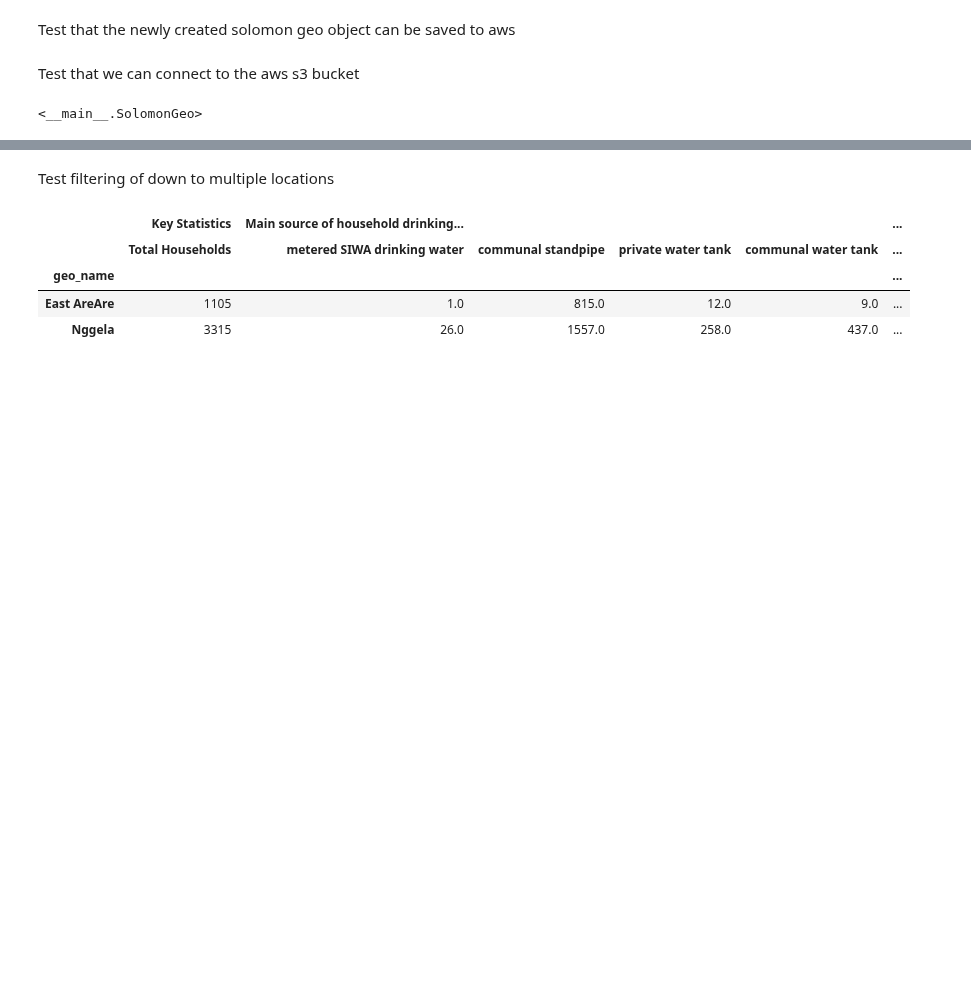
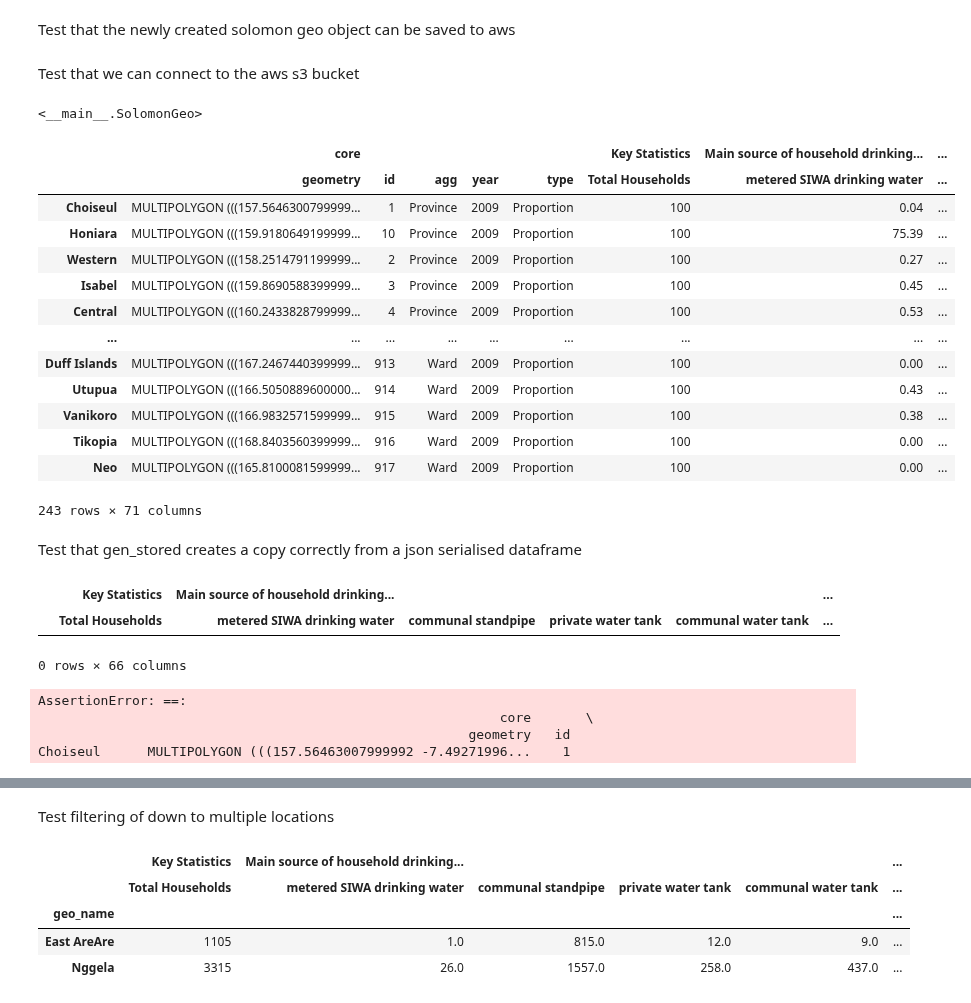
Before and after one commit to Gippers/SolomonIslandsDataMap, a Jupyter notebook: nbs/00_load_data.ipynb, the cells around one changed output, grey strips where cells are left out. Cells and saved outputs as stored; diff of their text form; code cells hidden in the pictures; blank space fills up the shorter version.

Commit message:
finshing for today, working through refactoring the index of the gpd and creating a constuctor to generate the object from a dict

```diff
--- a/nbs/00_load_data.ipynb
+++ b/nbs/00_load_data.ipynb
@@ -170,6 +172,20 @@ class SolomonGeo:
             geos.append(geo)
 
         gdf = cls.transform(df, geos)
+        return cls(
+            geo_df = gdf
+        )
+
+    @classmethod
+    def gen_stored(cls,
+                  json_sol:dict, # The JSON serialised geopandas dataframe
+                 ): # A solmon geo class TODO work out how to return self here... (can't?)
+        '''
+        A constructore that creates a JSON serialised SolomonGeo object from a stored geopandas dataframe.
+        The purpose of this is to allow the object to be stored JSON serialised in a DCC.Store object in
+        the browser before being deserialised and as an object.
+        '''
+        gdf = gpd.GeoDataFrame(json_sol)
         return cls(
             geo_df = gdf
         )
@@ -601,3 +617,26 @@ except:
 SolomonGeo.load_pickle('/testData/', aws=True)
 # %% [output]
 <__main__.SolomonGeo>
+# %%
+# TODO up to here
+# TODO I have an error here which is cause by me creating non-unique indexes in the geopandas dataframe
+# I either need to undo the uniqueness or maybe store the data as two datasets, one for proportions and one for total.
+# probably best to rewrite so that the index is unqiue, and i have a geo_name and type column with combined index.
+pd.DataFrame(sol_geo.geo_df.to_dict())
+# %% [output]
+|  | core |  |  |  |  | Key Statistics | Main source of household drinking... | ... |
+|  | geometry | id | agg | year | type | Total Households | metered SIWA drinking water | ... |
+| Choiseul | MULTIPOLYGON (((157.5646300799999... | 1 | Province | 2009 | Proportion | 100 | 0.04 | ... |
+| Honiara | MULTIPOLYGON (((159.9180649199999... | 10 | Province | 2009 | Proportion | 100 | 75.39 | ... |
+| Western | MULTIPOLYGON (((158.2514791199999... | 2 | Province | 2009 | Proportion | 100 | 0.27 | ... |
+| Isabel | MULTIPOLYGON (((159.8690588399999... | 3 | Province | 2009 | Proportion | 100 | 0.45 | ... |
+| Central | MULTIPOLYGON (((160.2433828799999... | 4 | Province | 2009 | Proportion | 100 | 0.53 | ... |
+| ... | ... | ... | ... | ... | ... | ... | ... | ... |
+| Duff Islands | MULTIPOLYGON (((167.2467440399999... | 913 | Ward | 2009 | Proportion | 100 | 0.00 | ... |
+| Utupua | MULTIPOLYGON (((166.5050889600000... | 914 | Ward | 2009 | Proportion | 100 | 0.43 | ... |
+| Vanikoro | MULTIPOLYGON (((166.9832571599999... | 915 | Ward | 2009 | Proportion | 100 | 0.38 | ... |
+| Tikopia | MULTIPOLYGON (((168.8403560399999... | 916 | Ward | 2009 | Proportion | 100 | 0.00 | ... |
+| Neo | MULTIPOLYGON (((165.8100081599999... | 917 | Ward | 2009 | Proportion | 100 | 0.00 | ... |
+243 rows × 71 columns
+# %% [markdown]
+Test that gen_stored creates a copy correctly from a json serialised dataframe
@@ -603,0 +646,13 @@ SolomonGeo.load_pickle('/testData/', aws=True)
+# %%
+stored_geo.get_df(geo_filter = 'Constituency', loc_filter=['Nggela', 'East AreAre'])
+# %% [output]
+|  | Key Statistics | Main source of household drinking... |  |  |  | ... |
+|  | Total Households | metered SIWA drinking water | communal standpipe | private water tank | communal water tank | ... |
+0 rows × 66 columns
+# %%
+test_eq(stored_geo.geo_df, sol_geo.geo_df)
+# %% [output]
+AssertionError: ==:
+                                                           core       \
+                                                       geometry   id
+Choiseul      MULTIPOLYGON (((157.56463007999992 -7.49271996...    1
```
Also changed, not shown: parts of 9 cells of this notebook, 1 other file.
